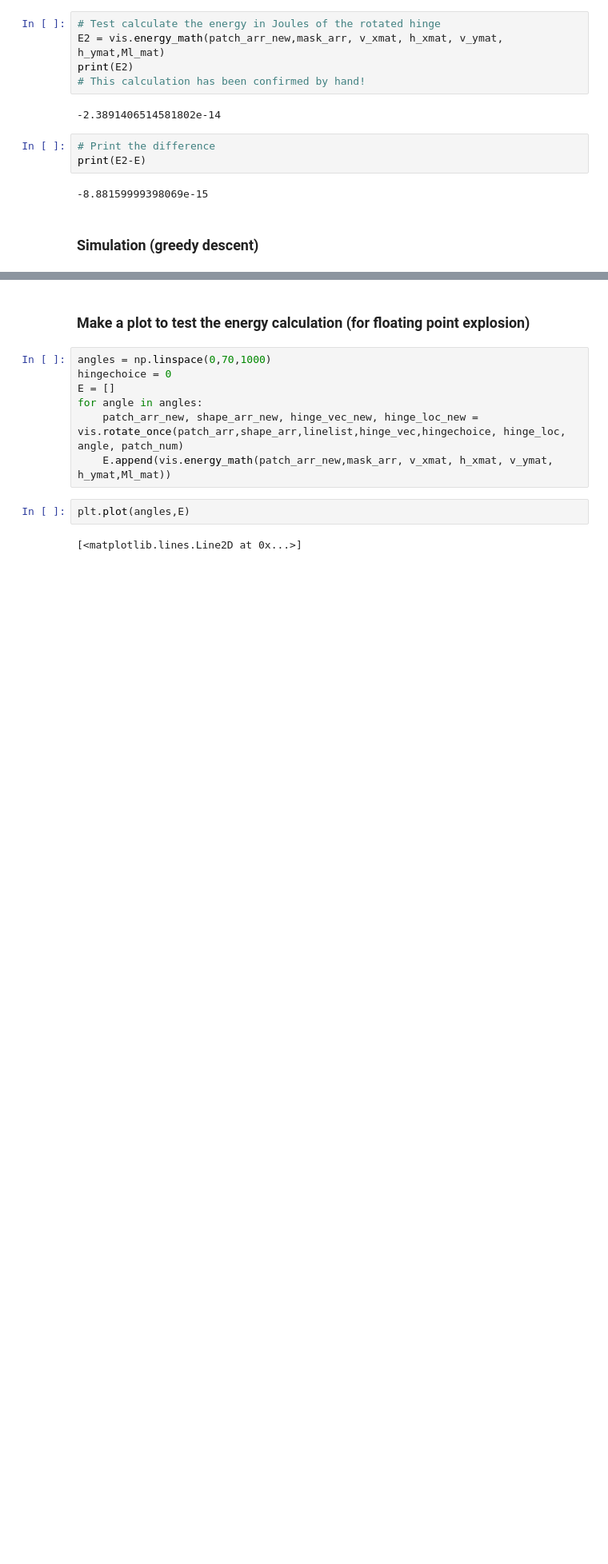
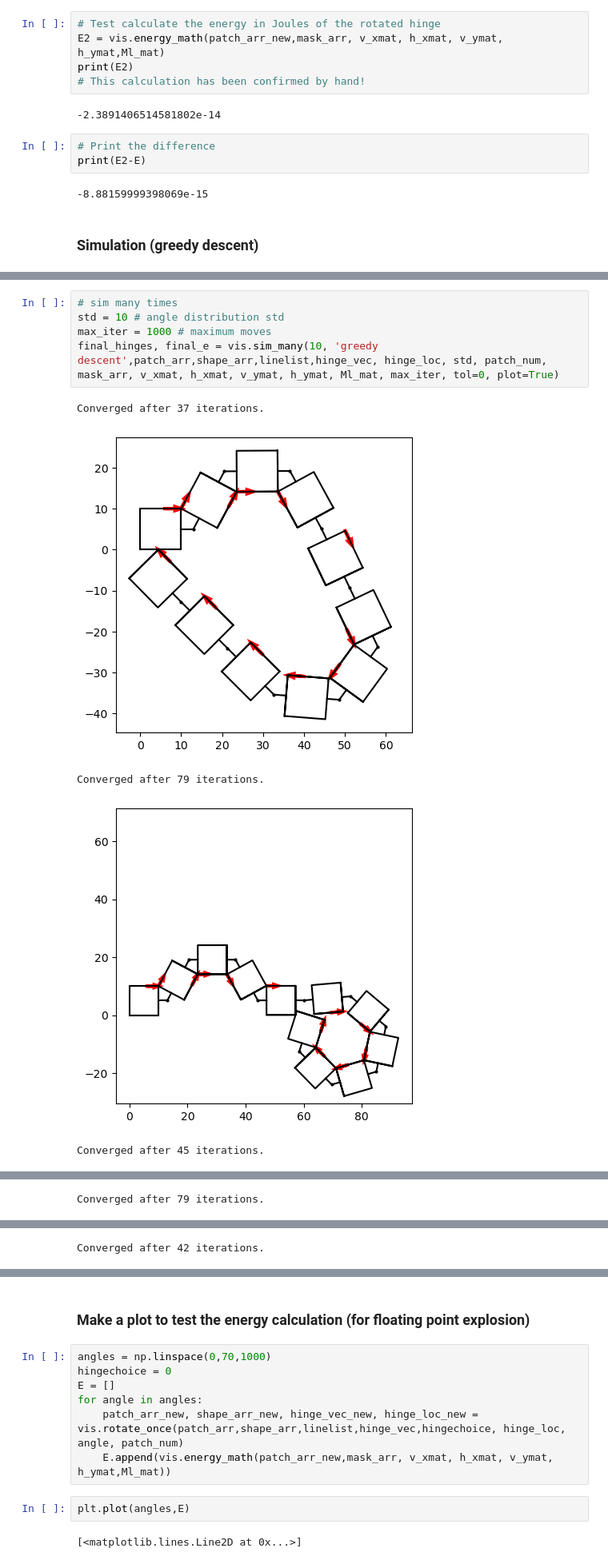
Before and after one commit to dymc9548/Magnetic-actuator-simulation, a Jupyter notebook: initial_Visualization.ipynb, the cells around one changed output, grey strips where cells are left out. Shown at 80% size. Cells and saved outputs as stored; diff of their text form; blank space fills up the shorter version.

Commit message:
sim_many function to do multiple sims

```diff
--- a/initial_Visualization.ipynb
+++ b/initial_Visualization.ipynb
@@ -113,0 +114,11 @@ vis.shapeplots(shape_arr_sim, linelist,hinge_loc_sim, mag_vecs = patch_arr_sim)
+# %%
+# sim many times
+std = 10 # angle distribution std
+max_iter = 1000 # maximum moves
+final_hinges, final_e = vis.sim_many(10, 'greedy descent',patch_arr,shape_arr,linelist,hinge_vec, hinge_loc, std, patch_num, mask_arr, v_xmat, h_xmat, v_ymat, h_ymat, Ml_mat, max_iter, tol=0, plot=True)
+# %% [output]
+Converged after 37 iterations.
+[figure, added]
+Converged after 79 iterations.
+[figure, added]
+Converged after 45 iterations.
@@ -113,0 +126 @@ vis.shapeplots(shape_arr_sim, linelist,hinge_loc_sim, mag_vecs = patch_arr_sim)
+Converged after 79 iterations.
@@ -113,0 +128 @@ vis.shapeplots(shape_arr_sim, linelist,hinge_loc_sim, mag_vecs = patch_arr_sim)
+Converged after 42 iterations.
```
Also changed, not shown: parts of 5 cells of this notebook, 1 other file.
